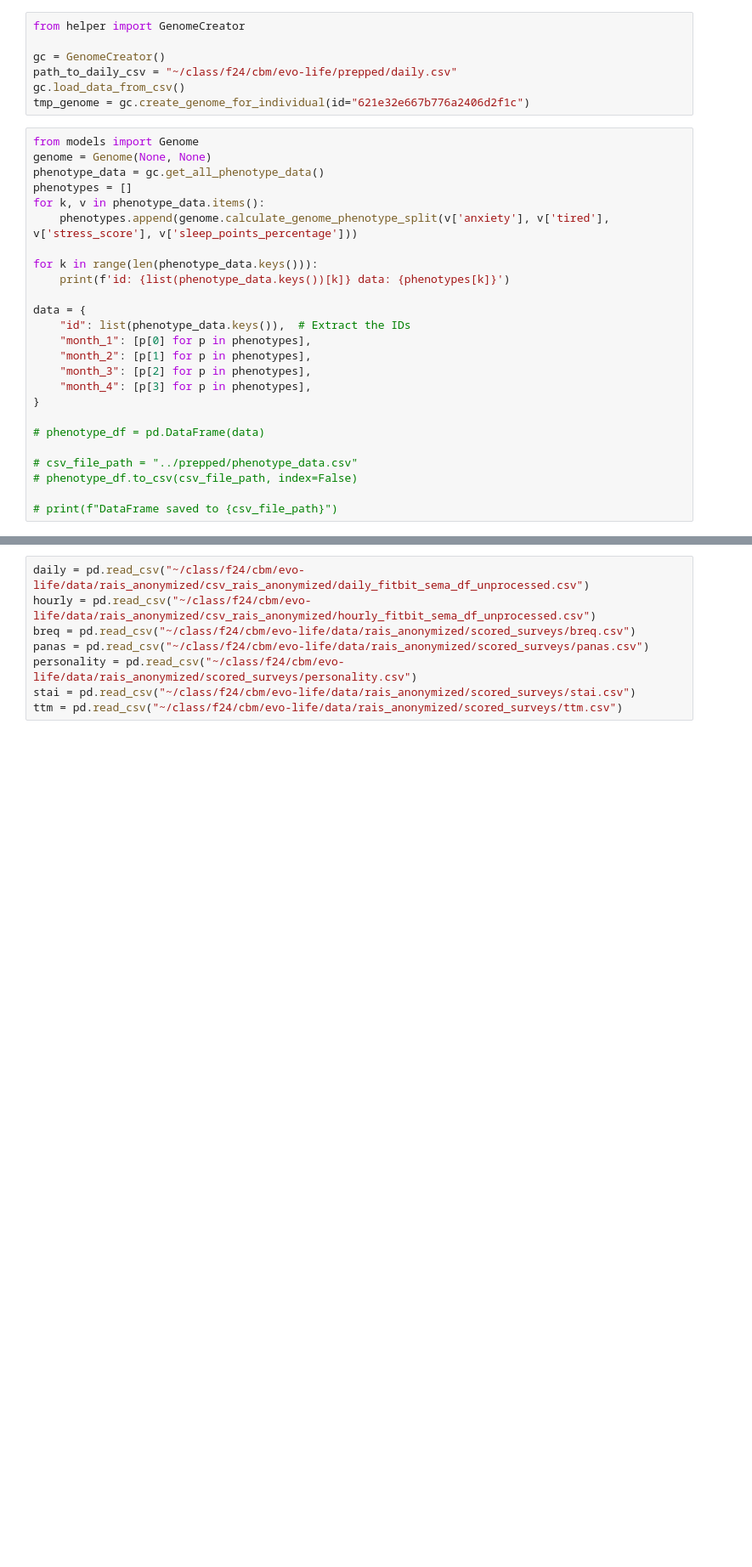
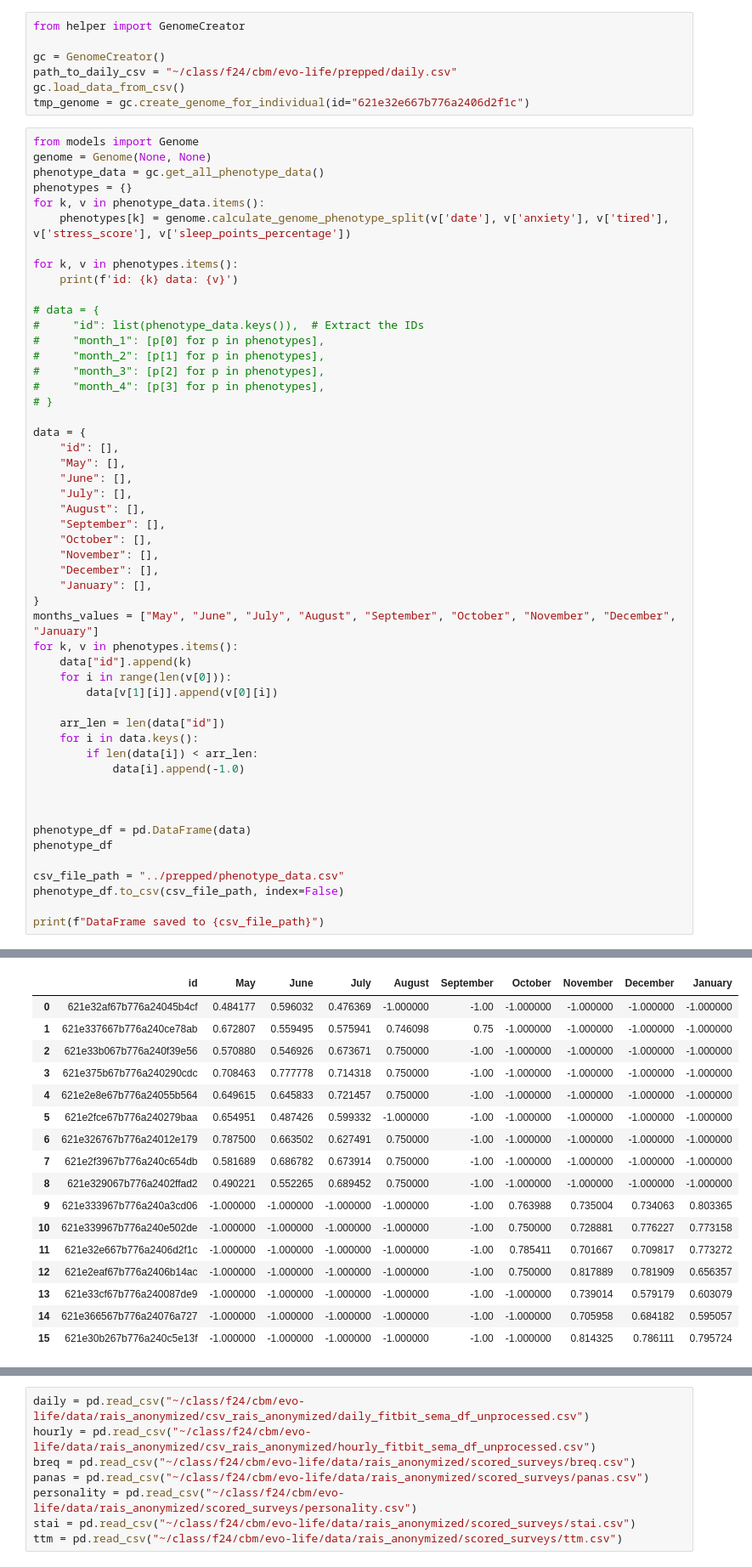
Before and after one commit to j-miskill/evo-life, a Jupyter notebook: src/sandbox.ipynb, the cells around one changed output, grey strips where cells are left out. Shown at 85% size. Saved outputs shown, nothing was run; the diff lists cells and outputs as text; blank space fills up the shorter version.

Commit message:
Fixed phenotypes so it is per month

```diff
--- a/src/sandbox.ipynb
+++ b/src/sandbox.ipynb
@@ -16,25 +16,51 @@ tmp_genome = gc.create_genome_for_individual(id="621e32e667b776a2406d2f1c")
 from models import Genome
 genome = Genome(None, None)
 phenotype_data = gc.get_all_phenotype_data()
-phenotypes = []
+phenotypes = {}
 for k, v in phenotype_data.items():
-    phenotypes.append(genome.calculate_genome_phenotype_split(v['anxiety'], v['tired'], v['stress_score'], v['sleep_points_percentage']))
+    phenotypes[k] = genome.calculate_genome_phenotype_split(v['date'], v['anxiety'], v['tired'], v['stress_score'], v['sleep_points_percentage'])
 
-for k in range(len(phenotype_data.keys())):
-    print(f'id: {list(phenotype_data.keys())[k]} data: {phenotypes[k]}')
+for k, v in phenotypes.items():
+    print(f'id: {k} data: {v}')
+
+# data = {
+#     "id": list(phenotype_data.keys()),  # Extract the IDs
+#     "month_1": [p[0] for p in phenotypes],
+#     "month_2": [p[1] for p in phenotypes],
+#     "month_3": [p[2] for p in phenotypes],
+#     "month_4": [p[3] for p in phenotypes],
+# }
 
 data = {
-    "id": list(phenotype_data.keys()),  # Extract the IDs
-    "month_1": [p[0] for p in phenotypes],
-    "month_2": [p[1] for p in phenotypes],
-    "month_3": [p[2] for p in phenotypes],
-    "month_4": [p[3] for p in phenotypes],
+    "id": [],
+    "May": [],
+    "June": [],
+    "July": [],
+    "August": [],
+    "September": [],
+    "October": [],
+    "November": [],
+    "December": [],
+    "January": [],
 }
+months_values = ["May", "June", "July", "August", "September", "October", "November", "December", "January"]
+for k, v in phenotypes.items():
+    data["id"].append(k)
+    for i in range(len(v[0])):
+        data[v[1][i]].append(v[0][i])
 
-# phenotype_df = pd.DataFrame(data)
+    arr_len = len(data["id"])
+    for i in data.keys():
+        if len(data[i]) < arr_len:
+            data[i].append(-1.0)
 
-# csv_file_path = "../prepped/phenotype_data.csv"
-# phenotype_df.to_csv(csv_file_path, index=False)
 
-# print(f"DataFrame saved to {csv_file_path}")
+
+phenotype_df = pd.DataFrame(data)
+phenotype_df
+
+csv_file_path = "../prepped/phenotype_data.csv"
+phenotype_df.to_csv(csv_file_path, index=False)
+
+print(f"DataFrame saved to {csv_file_path}")
 # %% [output]
@@ -57,3 +83,20 @@ id: 621e30b267b776a240c5e13f data: [np.float64(0.7302887735236859), np.float64(0
+|  | id | May | June | July | August | September | October | November | December | January |
+| 0 | 621e32af67b776a24045b4cf | 0.484177 | 0.596032 | 0.476369 | -1.000000 | -1.00 | -1.000000 | -1.000000 | -1.000000 | -1.000000 |
+| 1 | 621e337667b776a240ce78ab | 0.672807 | 0.559495 | 0.575941 | 0.746098 | 0.75 | -1.000000 | -1.000000 | -1.000000 | -1.000000 |
+| 2 | 621e33b067b776a240f39e56 | 0.570880 | 0.546926 | 0.673671 | 0.750000 | -1.00 | -1.000000 | -1.000000 | -1.000000 | -1.000000 |
+| 3 | 621e375b67b776a240290cdc | 0.708463 | 0.777778 | 0.714318 | 0.750000 | -1.00 | -1.000000 | -1.000000 | -1.000000 | -1.000000 |
+| 4 | 621e2e8e67b776a24055b564 | 0.649615 | 0.645833 | 0.721457 | 0.750000 | -1.00 | -1.000000 | -1.000000 | -1.000000 | -1.000000 |
+| 5 | 621e2fce67b776a240279baa | 0.654951 | 0.487426 | 0.599332 | -1.000000 | -1.00 | -1.000000 | -1.000000 | -1.000000 | -1.000000 |
+| 6 | 621e326767b776a24012e179 | 0.787500 | 0.663502 | 0.627491 | 0.750000 | -1.00 | -1.000000 | -1.000000 | -1.000000 | -1.000000 |
+| 7 | 621e2f3967b776a240c654db | 0.581689 | 0.686782 | 0.673914 | 0.750000 | -1.00 | -1.000000 | -1.000000 | -1.000000 | -1.000000 |
+| 8 | 621e329067b776a2402ffad2 | 0.490221 | 0.552265 | 0.689452 | 0.750000 | -1.00 | -1.000000 | -1.000000 | -1.000000 | -1.000000 |
+| 9 | 621e333967b776a240a3cd06 | -1.000000 | -1.000000 | -1.000000 | -1.000000 | -1.00 | 0.763988 | 0.735004 | 0.734063 | 0.803365 |
+| 10 | 621e339967b776a240e502de | -1.000000 | -1.000000 | -1.000000 | -1.000000 | -1.00 | 0.750000 | 0.728881 | 0.776227 | 0.773158 |
+| 11 | 621e32e667b776a2406d2f1c | -1.000000 | -1.000000 | -1.000000 | -1.000000 | -1.00 | 0.785411 | 0.701667 | 0.709817 | 0.773272 |
+| 12 | 621e2eaf67b776a2406b14ac | -1.000000 | -1.000000 | -1.000000 | -1.000000 | -1.00 | 0.750000 | 0.817889 | 0.781909 | 0.656357 |
+| 13 | 621e33cf67b776a240087de9 | -1.000000 | -1.000000 | -1.000000 | -1.000000 | -1.00 | -1.000000 | 0.739014 | 0.579179 | 0.603079 |
+| 14 | 621e366567b776a24076a727 | -1.000000 | -1.000000 | -1.000000 | -1.000000 | -1.00 | -1.000000 | 0.705958 | 0.684182 | 0.595057 |
+| 15 | 621e30b267b776a240c5e13f | -1.000000 | -1.000000 | -1.000000 | -1.000000 | -1.00 | -1.000000 | 0.814325 | 0.786111 | 0.795724 |
 # %%
 # Mapping genotype encoding to fitness value
 genotype_encodings_df = pd.read_csv("../prepped/encodings.csv")
```
Also changed, not shown: parts of 1 cell of this notebook, 3 other files.
